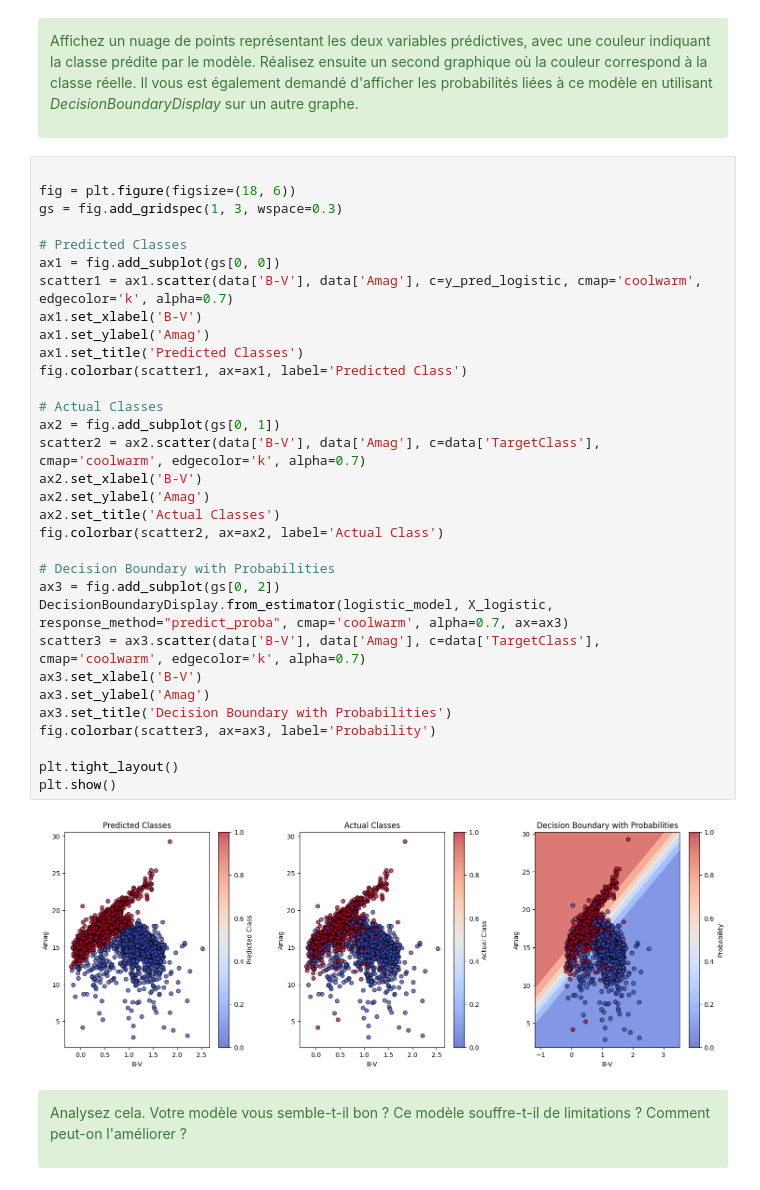
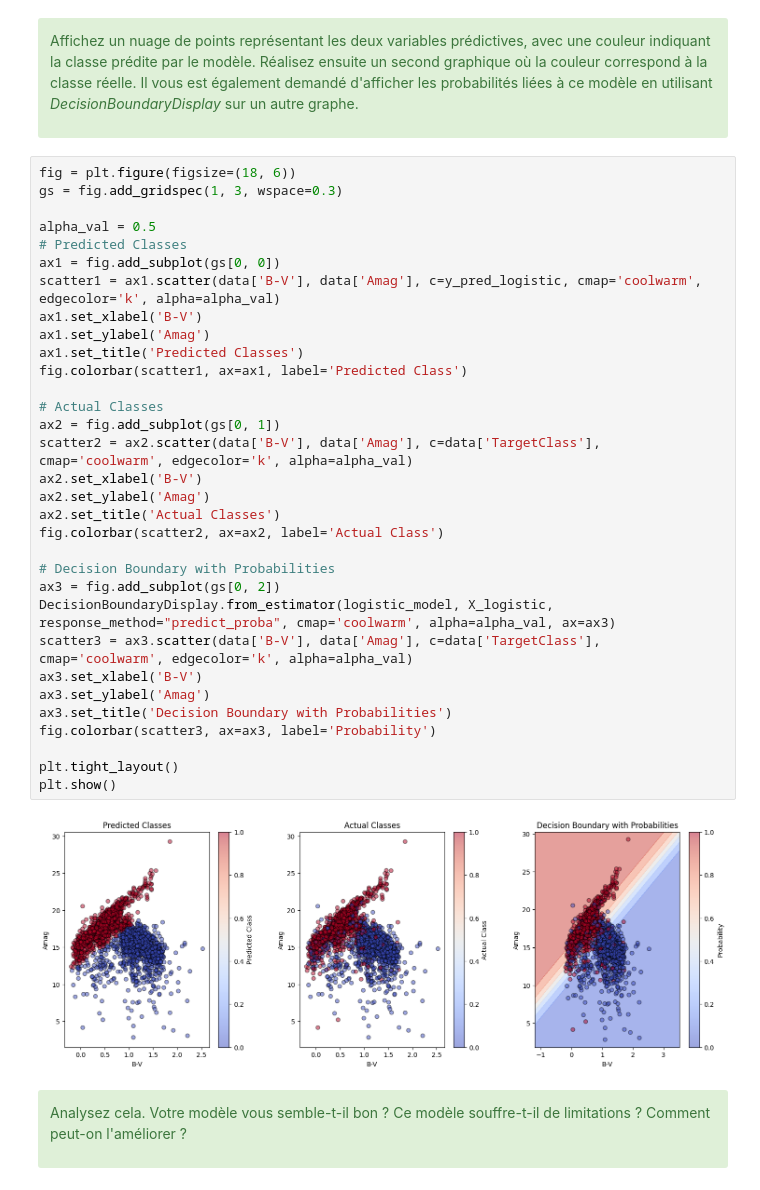
Before and after one commit to LeJzer03/Stat.-Devoir---Github, a Jupyter notebook: math0487_hw2.ipynb, the cells around one changed output. Cells and saved outputs as stored; diff of their text form.

```diff
--- a/math0487_hw2.ipynb
+++ b/math0487_hw2.ipynb
@@ -756,39 +851,39 @@ Affichez un nuage de points représentant les deux variables prédictives, avec
 
 </div>
 # %%
-
 fig = plt.figure(figsize=(18, 6))
 gs = fig.add_gridspec(1, 3, wspace=0.3)
 
+alpha_val = 0.5
 # Predicted Classes
 ax1 = fig.add_subplot(gs[0, 0])
-scatter1 = ax1.scatter(data['B-V'], data['Amag'], c=y_pred_logistic, cmap='coolwarm', edgecolor='k', alpha=0.7)
+scatter1 = ax1.scatter(data['B-V'], data['Amag'], c=y_pred_logistic, cmap='coolwarm', edgecolor='k', alpha=alpha_val)
 ax1.set_xlabel('B-V')
 ax1.set_ylabel('Amag')
 ax1.set_title('Predicted Classes')
 fig.colorbar(scatter1, ax=ax1, label='Predicted Class')
 
 # Actual Classes
 ax2 = fig.add_subplot(gs[0, 1])
-scatter2 = ax2.scatter(data['B-V'], data['Amag'], c=data['TargetClass'], cmap='coolwarm', edgecolor='k', alpha=0.7)
+scatter2 = ax2.scatter(data['B-V'], data['Amag'], c=data['TargetClass'], cmap='coolwarm', edgecolor='k', alpha=alpha_val)
 ax2.set_xlabel('B-V')
 ax2.set_ylabel('Amag')
 ax2.set_title('Actual Classes')
 fig.colorbar(scatter2, ax=ax2, label='Actual Class')
 
 # Decision Boundary with Probabilities
 ax3 = fig.add_subplot(gs[0, 2])
-DecisionBoundaryDisplay.from_estimator(logistic_model, X_logistic, response_method="predict_proba", cmap='coolwarm', alpha=0.7, ax=ax3)
-scatter3 = ax3.scatter(data['B-V'], data['Amag'], c=data['TargetClass'], cmap='coolwarm', edgecolor='k', alpha=0.7)
+DecisionBoundaryDisplay.from_estimator(logistic_model, X_logistic, response_method="predict_proba", cmap='coolwarm', alpha=alpha_val, ax=ax3)
+scatter3 = ax3.scatter(data['B-V'], data['Amag'], c=data['TargetClass'], cmap='coolwarm', edgecolor='k', alpha=alpha_val)
 ax3.set_xlabel('B-V')
 ax3.set_ylabel('Amag')
 ax3.set_title('Decision Boundary with Probabilities')
 fig.colorbar(scatter3, ax=ax3, label='Probability')
 
 plt.tight_layout()
 plt.show()
 # %% [output]
-[figure, old version]
+[figure, new version]
 # %% [markdown]
 <div class="alert alert-block alert-success">
 
```
Also changed, not shown: parts of 8 cells of this notebook.
